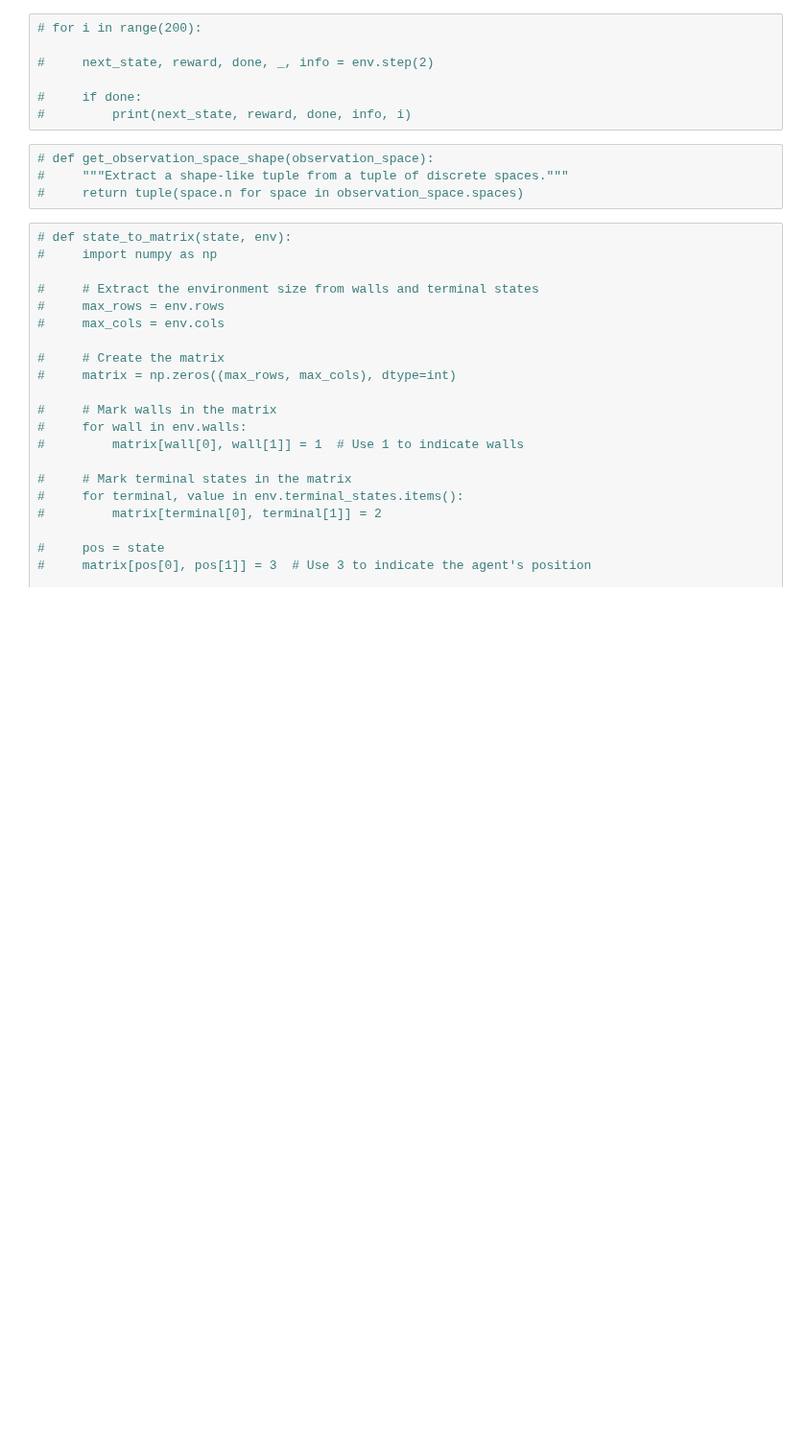
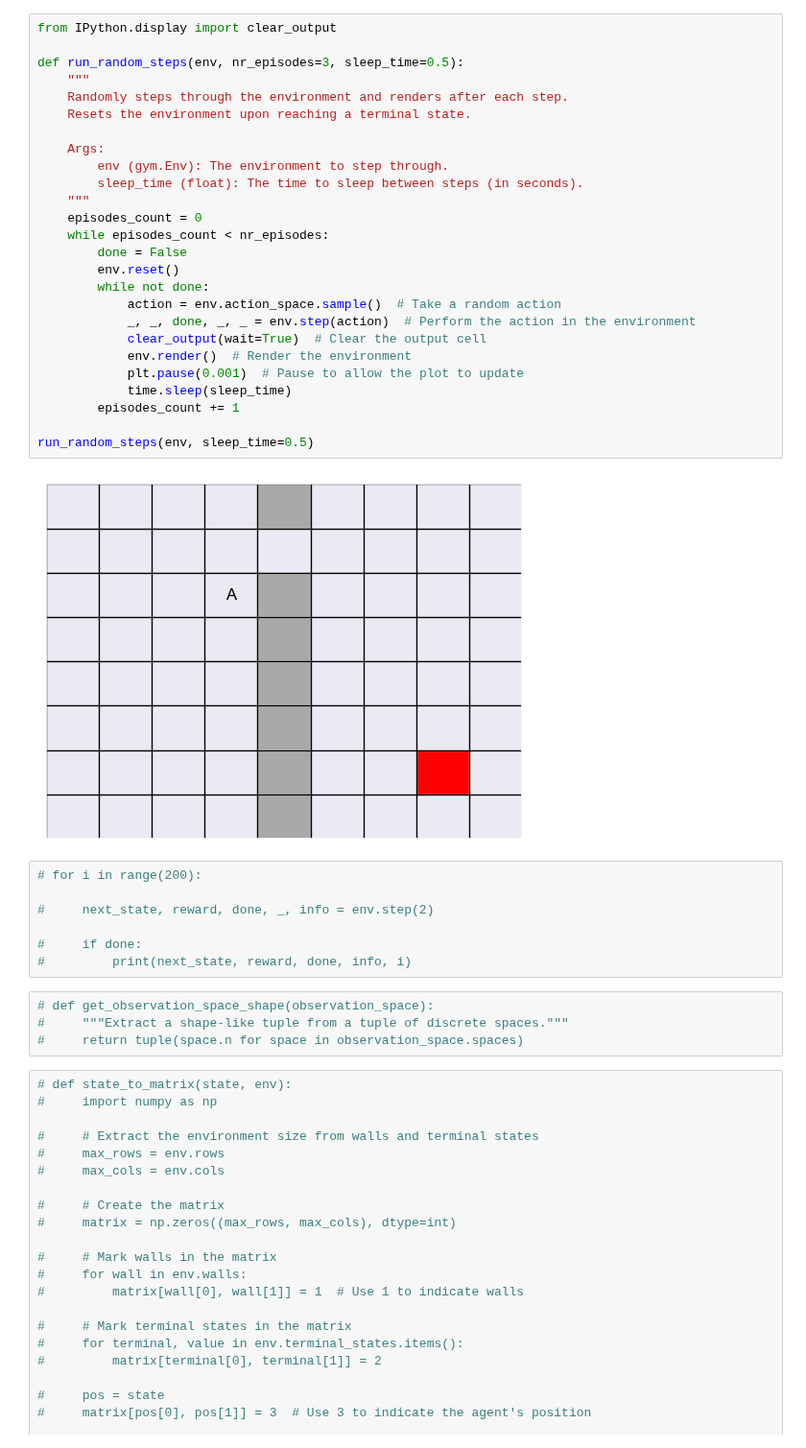
Before and after one commit to mariusdgm/phd-research, a Jupyter notebook: experiments/dqn/check_experiment.ipynb, the cells around one changed output. Shown at 96% size. Drawn from its saved outputs; the diff is of its cells as text; blank space fills up the shorter version.

```diff
--- a/experiments/dqn/check_experiment.ipynb
+++ b/experiments/dqn/check_experiment.ipynb
@@ -96,3 +154,31 @@ env.render()
+# %%
+from IPython.display import clear_output
+
+def run_random_steps(env, nr_episodes=3, sleep_time=0.5):
+    """
+    Randomly steps through the environment and renders after each step.
+    Resets the environment upon reaching a terminal state.
+
+    Args:
+        env (gym.Env): The environment to step through.
+        sleep_time (float): The time to sleep between steps (in seconds).
+    """
+    episodes_count = 0
+    while episodes_count < nr_episodes:
+        done = False
+        env.reset()
+        while not done:
+            action = env.action_space.sample()  # Take a random action
+            _, _, done, _, _ = env.step(action)  # Perform the action in the environment
+            clear_output(wait=True)  # Clear the output cell
+            env.render()  # Render the environment
+            plt.pause(0.001)  # Pause to allow the plot to update
+            time.sleep(sleep_time)
+        episodes_count += 1
+
+run_random_steps(env, sleep_time=0.5)
+# %% [output]
+[figure, added]
 # %%
 # for i in range(200):
 
```
Also changed, not shown: parts of 7 cells of this notebook, 4 other files.
